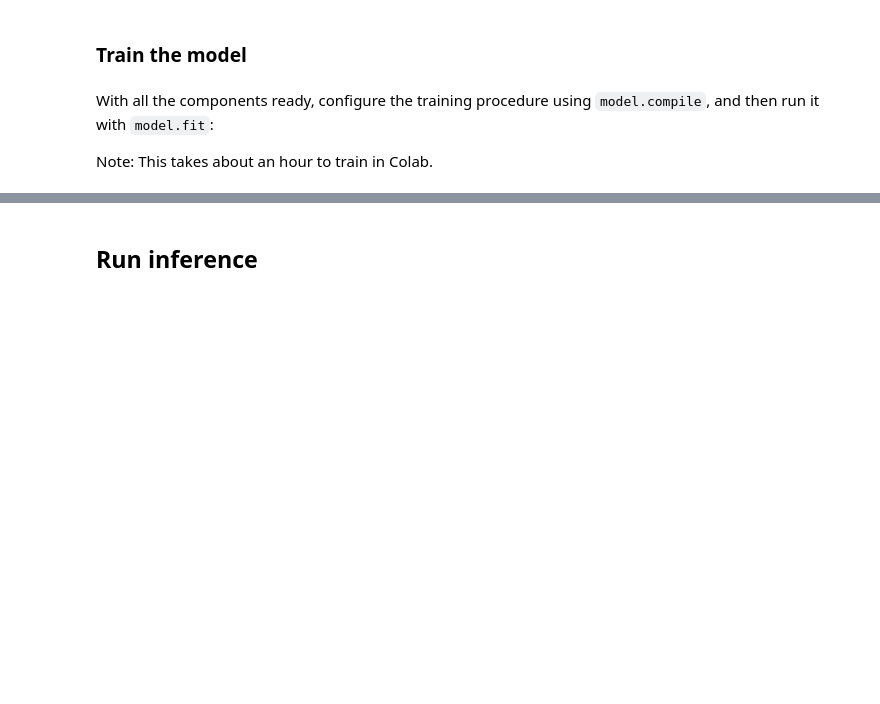
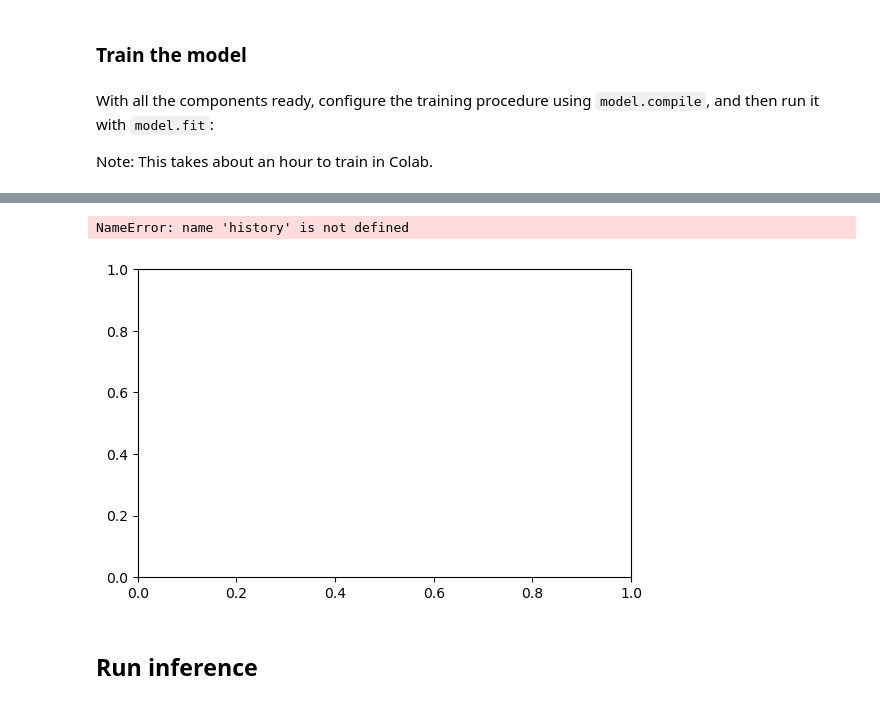
Before and after one commit to bernardo-de-almeida/Neural_machine_translation, a Jupyter notebook: Translation_transformer.ipynb, the cells around one changed output, grey strips where cells are left out. Drawn from its saved outputs; the diff is of its cells as text; code cells hidden in the pictures; blank space fills up the shorter version.

Commit message:
translator code

```diff
--- a/Translation_transformer.ipynb
+++ b/Translation_transformer.ipynb
@@ -1299,3 +1291,28 @@ np.save('Model_translator_history.npy',history.history)
+# %%
+import matplotlib.pyplot as plt
+
+# plot history
+plt.ion()
+fig = plt.figure(figsize=(14,4))
+subfig = fig.add_subplot(122)
+subfig.plot(history.history['accuracy'], label="training")
+if history.history['val_accuracy'] is not None:
+    subfig.plot(history.history['val_accuracy'], label="validation")
+subfig.set_title('Model Accuracy')
+subfig.set_xlabel('Epoch')
+subfig.legend(loc='upper left')
+subfig = fig.add_subplot(121)
+subfig.plot(history.history['loss'], label="training")
+if history.history['val_loss'] is not None:
+    subfig.plot(history.history['val_loss'], label="validation")
+subfig.set_title('Model Loss')
+subfig.set_xlabel('Epoch')
+subfig.legend(loc='upper left')
+plt.ioff()
+plt.savefig('Model_translator_performance.pdf')
+# %% [output]
+NameError: name 'history' is not defined
+[figure, added]
 # %% [markdown]
 ## Run inference
 # %% [markdown]
```
Also changed, not shown: parts of 22 cells of this notebook, 2 other files.
